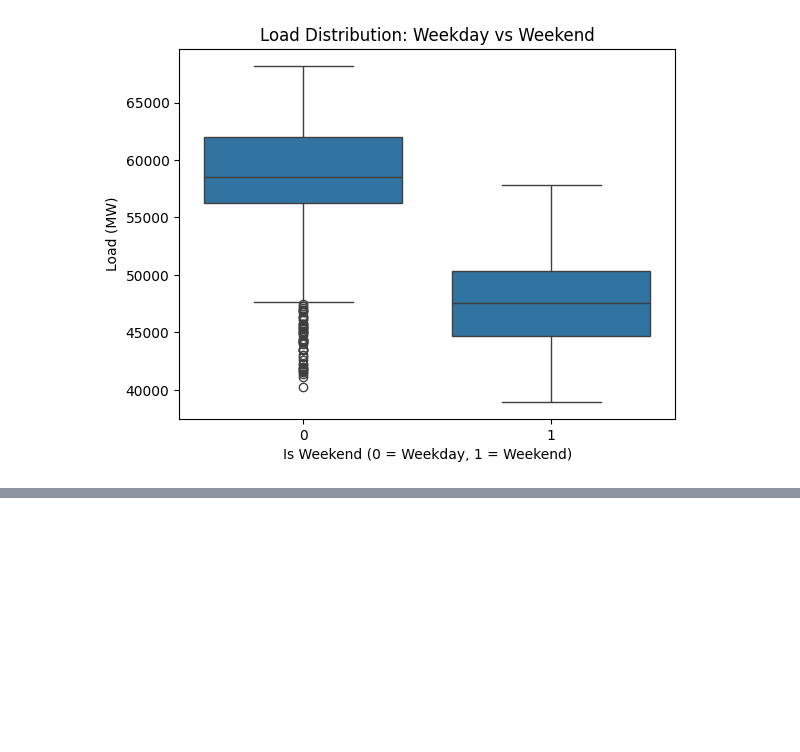
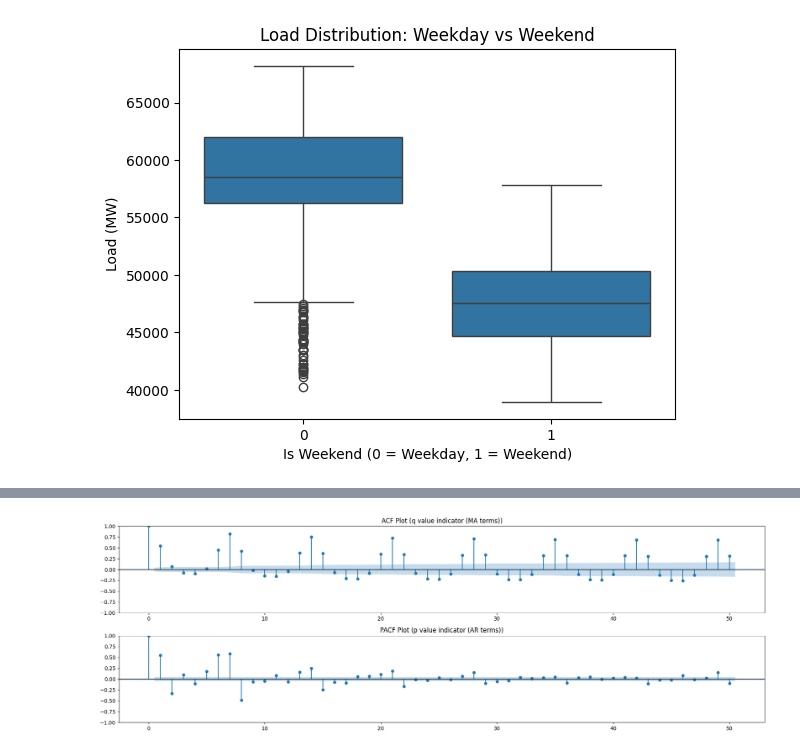
Before and after one commit to RajeevMangalapalli/smart-energy-ai, a Jupyter notebook: notebooks/01_eda.ipynb, the cells around one changed output, grey strips where cells are left out. Drawn from its saved outputs; the diff is of its cells as text; code cells hidden in the pictures; blank space fills up the shorter version.

Commit message:
baseline created, metrics saved and analysis done in 01_eda notebook

```diff
--- a/notebooks/01_eda.ipynb
+++ b/notebooks/01_eda.ipynb
@@ -15,7 +15,16 @@
 import pandas as pd
 import matplotlib.pyplot as plt
 import seaborn as sns
+import numpy as np
 
-df = pd.read_csv(r"C:\Users\rajee\Desktop\VS code\smart-energy-ai\data\processed\DE_load_daily.csv", index_col = "timestamp", parse_dates = ["timestamp"])
+from statsmodels.tsa.arima.model import ARIMA
+from statsmodels.tsa.stattools import adfuller
+from statsmodels.graphics.tsaplots import plot_acf, plot_pacf
+from sklearn.metrics import mean_squared_error, mean_absolute_error
+from pmdarima import auto_arima
+
+df = pd.read_csv(r"C:\Users\rajee\Desktop\VS code\smart-energy-ai\data\processed\DE_load_daily.csv", parse_dates = ["timestamp"])
 print(df.index.dtype)
+
+df = df.dropna().reset_index(drop=True)
 # %% [output]
@@ -62,0 +78,7 @@ plt.show()
+# %%
+#Splitting the data into train and test sets
+
+train = df[df["timestamp"] < "2020-01-01"]
+test = df[df["timestamp"] >= "2020-01-01"]
+train_load = train["load_mw"]
+test_load = test["load_mw"]
@@ -62,0 +107,14 @@ plt.show()
+# %%
+# 2 - ACF and PACF plots for p and q values
+fig, axes = plt.subplots(2, 1, figsize=(18, 6))
+
+plot_acf(train_load, ax=axes[0], lags=50, title="ACF Plot (q value indicator (MA terms))")
+plot_pacf(train_load, ax=axes[1], lags=50, title="PACF Plot (p value indicator (AR terms))")
+
+axes[0].axhline(y = 0, color='black', lw=0.8)
+axes[1].axhline(y = 0, color='black', lw=0.8)
+
+plt.tight_layout()
+plt.show()
+# %% [output]
+[figure, added]
```
Also changed, not shown: parts of 6 cells of this notebook, 3 other files.
